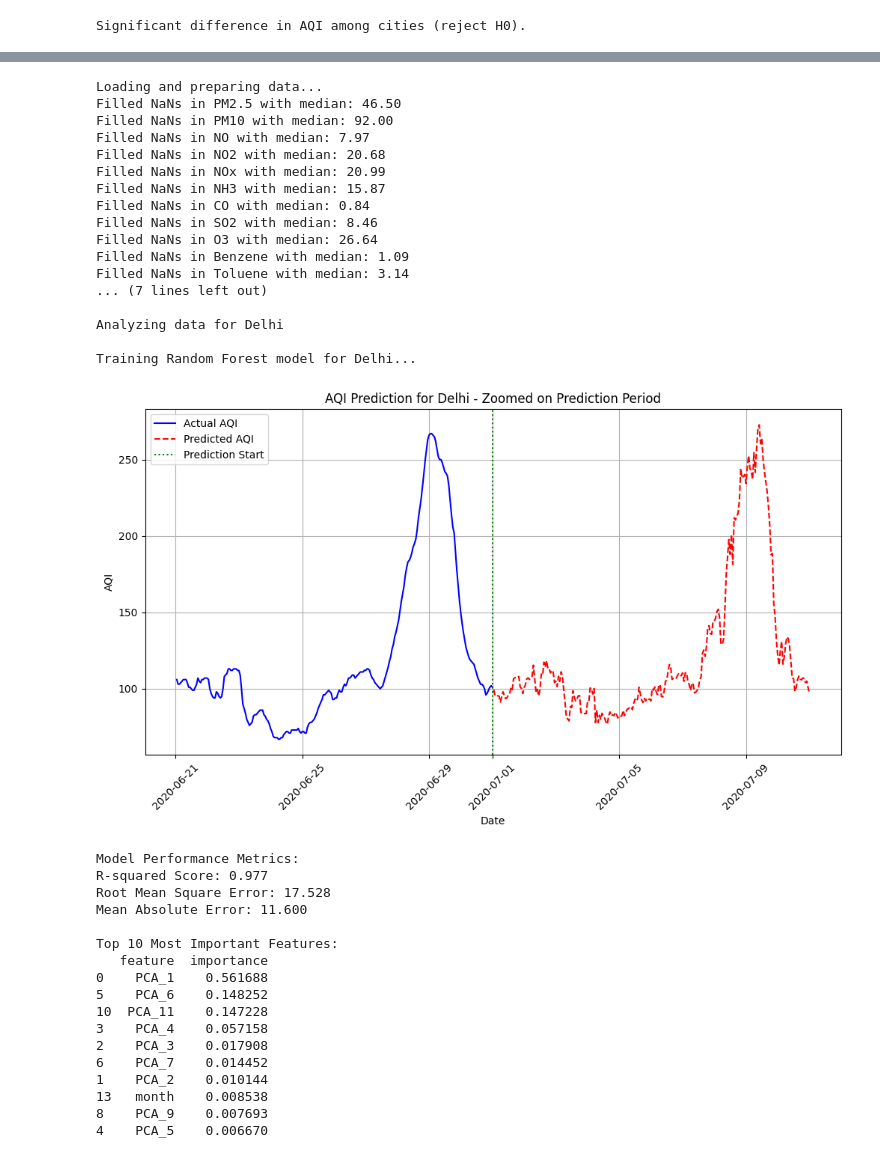
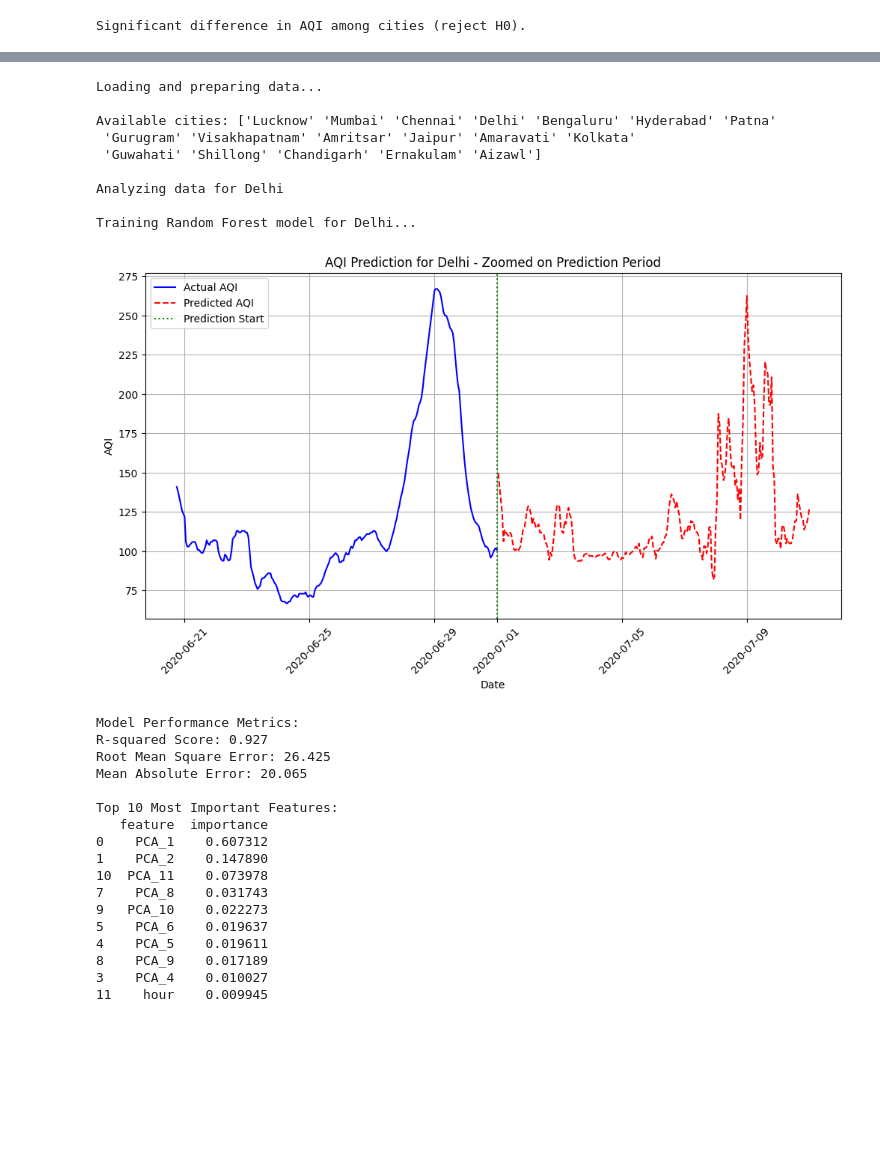
Before and after one commit to op2adi/DSC_FINAL_PROJECT_ADI, a Jupyter notebook: srt.ipynb, the cells around one changed output, grey strips where cells are left out. Saved outputs shown, nothing was run; the diff lists cells and outputs as text; code cells hidden in the pictures; blank space fills up the shorter version.

```diff
--- a/srt.ipynb
+++ b/srt.ipynb
@@ -9,7 +9,7 @@ import pandas as pd
 from scipy.stats import shapiro
 
 # Load your dataset
-data = pd.read_csv(r"archive (2)\city_hour.csv")
+data = pd.read_csv(r"imputed_city_hour_scaled.csv")
 
 # Option 1: Impute missing values with the mean
 # data['AQI'].fillna(data['AQI'].mean(), inplace=True)
@@ -243,7 +239,7 @@ from datetime import datetime, timedelta
 
 # Load and prepare the data
 print("Loading and preparing data...")
-data = pd.read_csv(r"C:\Users\harsh\Documents\GitHub\DSC_FINAL_PROJECT_ADI\archive (2)\city_hour.csv")
+data = pd.read_csv(r"imputed_city_hour_scaled.csv")
 
 # Drop AQI_Bucket column
 data = data.drop('AQI_Bucket', axis=1)
@@ -345,63 +341,55 @@ ax.plot(future_dates, future_predictions,
         label='Predicted AQI', linestyle='--', color='red')
 ax.axvline(x=last_date, color='green', linestyle=':', label='Prediction Start')
 ax.set_title(f'AQI Prediction for {selected_city} - Zoomed on Prediction Period')
 ax.set_xlabel('Date')
 ax.set_ylabel('AQI')
 ax.legend()
 ax.grid(True)
 ax.tick_params(axis='x', rotation=45)
 
 plt.show()
 
 # Print model performance metrics
 print("\nModel Performance Metrics:")
 print(f"R-squared Score: {r2_score(y_test, y_pred):.3f}")
 print(f"Root Mean Square Error: {np.sqrt(mean_squared_error(y_test, y_pred)):.3f}")
 print(f"Mean Absolute Error: {mean_absolute_error(y_test, y_pred):.3f}")
 
 # Feature importance analysis
 feature_importance = pd.DataFrame({
     'feature': model_features,
     'importance': rf_model.feature_importances_
 })
 print("\nTop 10 Most Important Features:")
 print(feature_importance.sort_values('importance', ascending=False).head(10))
 # %% [output]
 Loading and preparing data...
-Filled NaNs in PM2.5 with median: 46.50
-Filled NaNs in PM10 with median: 92.00
-Filled NaNs in NO with median: 7.97
-Filled NaNs in NO2 with median: 20.68
-Filled NaNs in NOx with median: 20.99
-Filled NaNs in NH3 with median: 15.87
-Filled NaNs in CO with median: 0.84
-Filled NaNs in SO2 with median: 8.46
-Filled NaNs in O3 with median: 26.64
-Filled NaNs in Benzene with median: 1.09
-Filled NaNs in Toluene with median: 3.14
-... (7 lines left out)
+
+Available cities: ['Lucknow' 'Mumbai' 'Chennai' 'Delhi' 'Bengaluru' 'Hyderabad' 'Patna'
+ 'Gurugram' 'Visakhapatnam' 'Amritsar' 'Jaipur' 'Amaravati' 'Kolkata'
+ 'Guwahati' 'Shillong' 'Chandigarh' 'Ernakulam' 'Aizawl']
 
 Analyzing data for Delhi
 
 Training Random Forest model for Delhi...
-[figure, old version]
+[figure, new version]
 Model Performance Metrics:
-R-squared Score: 0.977
-Root Mean Square Error: 17.528
-Mean Absolute Error: 11.600
+R-squared Score: 0.927
+Root Mean Square Error: 26.425
+Mean Absolute Error: 20.065
 
 Top 10 Most Important Features:
    feature  importance
-0    PCA_1    0.561688
-5    PCA_6    0.148252
-10  PCA_11    0.147228
-3    PCA_4    0.057158
-2    PCA_3    0.017908
-6    PCA_7    0.014452
-1    PCA_2    0.010144
-13   month    0.008538
-8    PCA_9    0.007693
-4    PCA_5    0.006670
+0    PCA_1    0.607312
+1    PCA_2    0.147890
+10  PCA_11    0.073978
+7    PCA_8    0.031743
+9   PCA_10    0.022273
+5    PCA_6    0.019637
+4    PCA_5    0.019611
+8    PCA_9    0.017189
+3    PCA_4    0.010027
+11    hour    0.009945
 # %%
 # Extract the actual AQI values for the last 10 days
 actual_aqi_last_10_days = city_data['AQI'].iloc[-240:]
```
Also changed, not shown: parts of 5 cells of this notebook, 2 other files.
